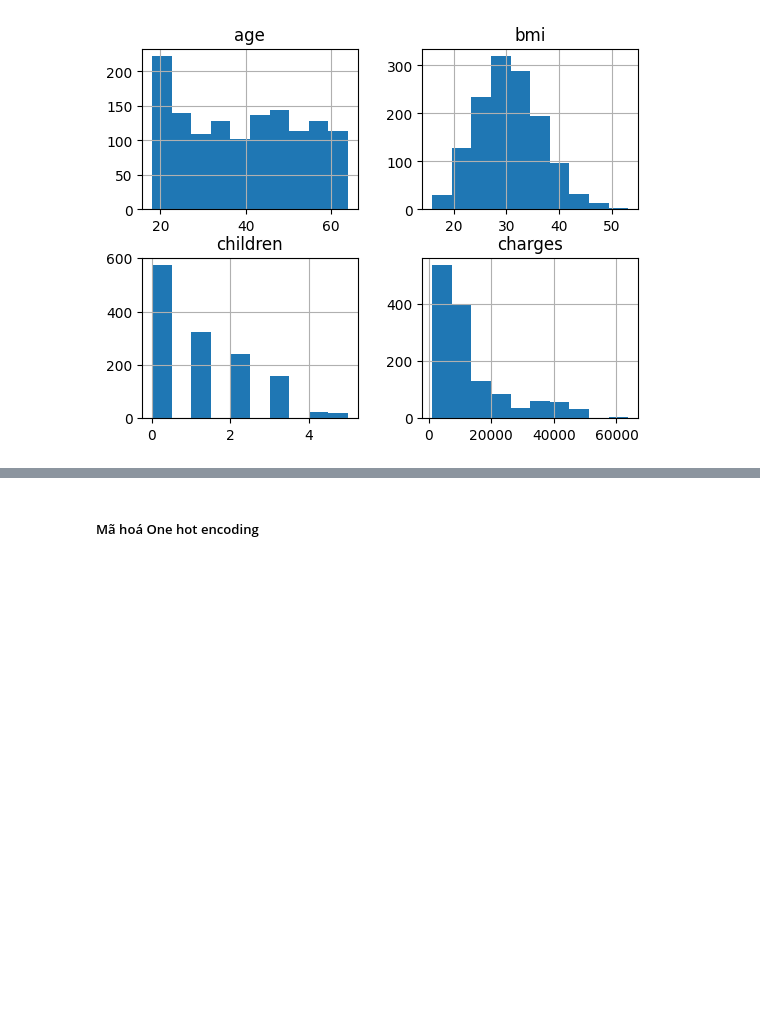
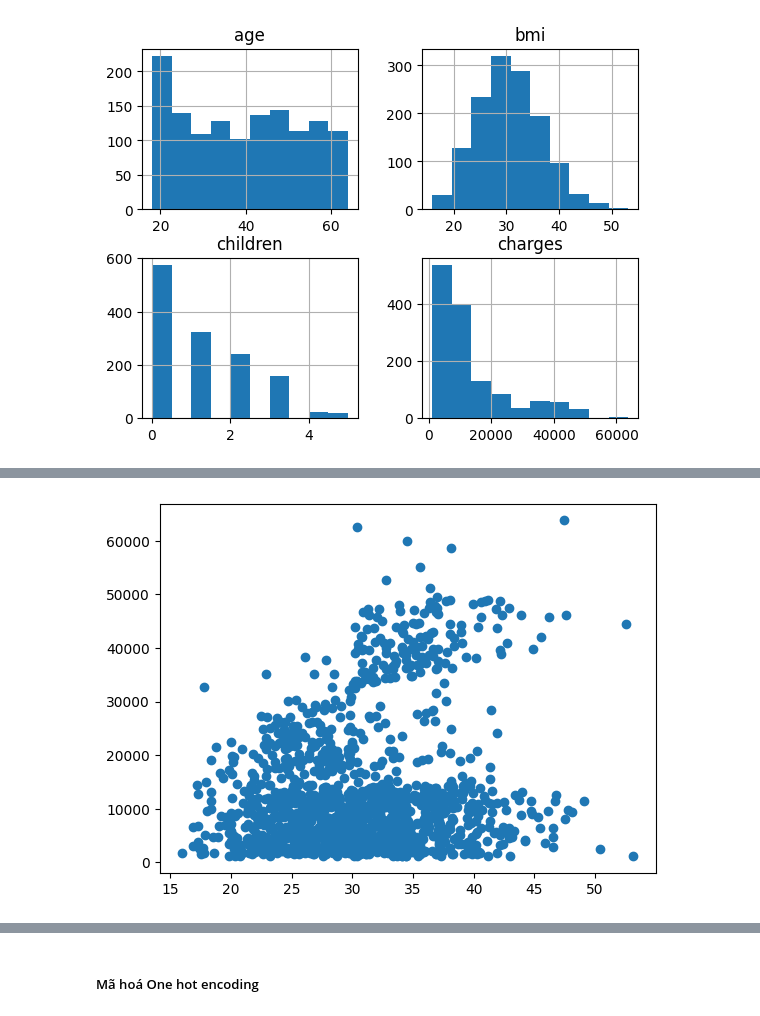
Before and after one commit to ntnqu/DAP2311R1, a Jupyter notebook: Buổi 19 - 02012024/Buổi 19 - Thực hành hồi quy tuyến tính.ipynb, the cells around one changed output, grey strips where cells are left out. Drawn from its saved outputs; the diff is of its cells as text; code cells hidden in the pictures; blank space fills up the shorter version.

```diff
--- a/Buổi 19 - 02012024/Buổi 19 - Thực hành hồi quy tuyến tính.ipynb
+++ b/Buổi 19 - 02012024/Buổi 19 - Thực hành hồi quy tuyến tính.ipynb
@@ -71,2 +72,5 @@ array([[<Axes: title={'center': 'age'}>, <Axes: title={'center': 'bmi'}>],
 # %%
-df.lmp
+plt.scatter(df['bmi'], df['charges'])
+plt.show()
+# %% [output]
+[figure, added]
```
Also changed, not shown: parts of 17 cells of this notebook, 3 other files.
